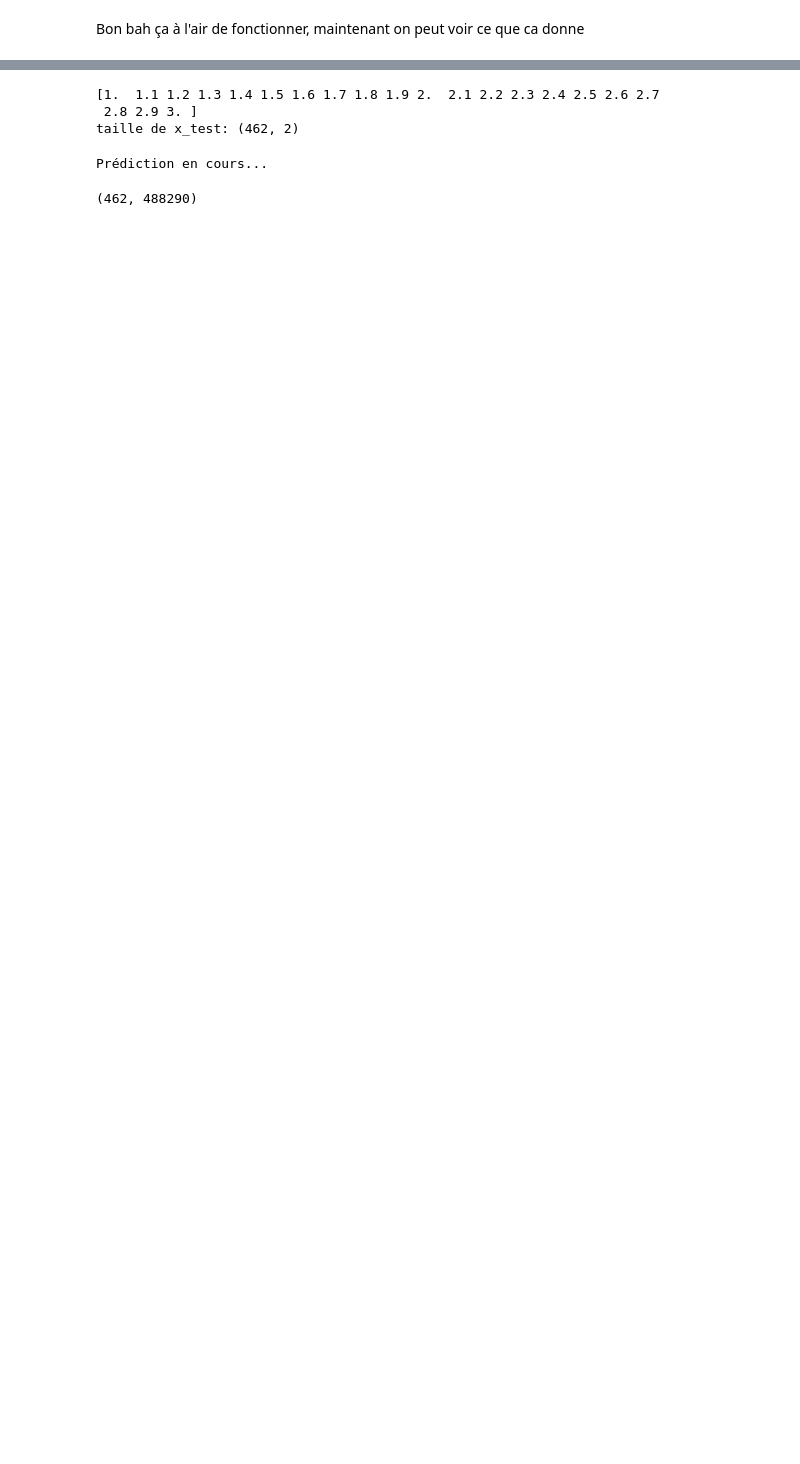
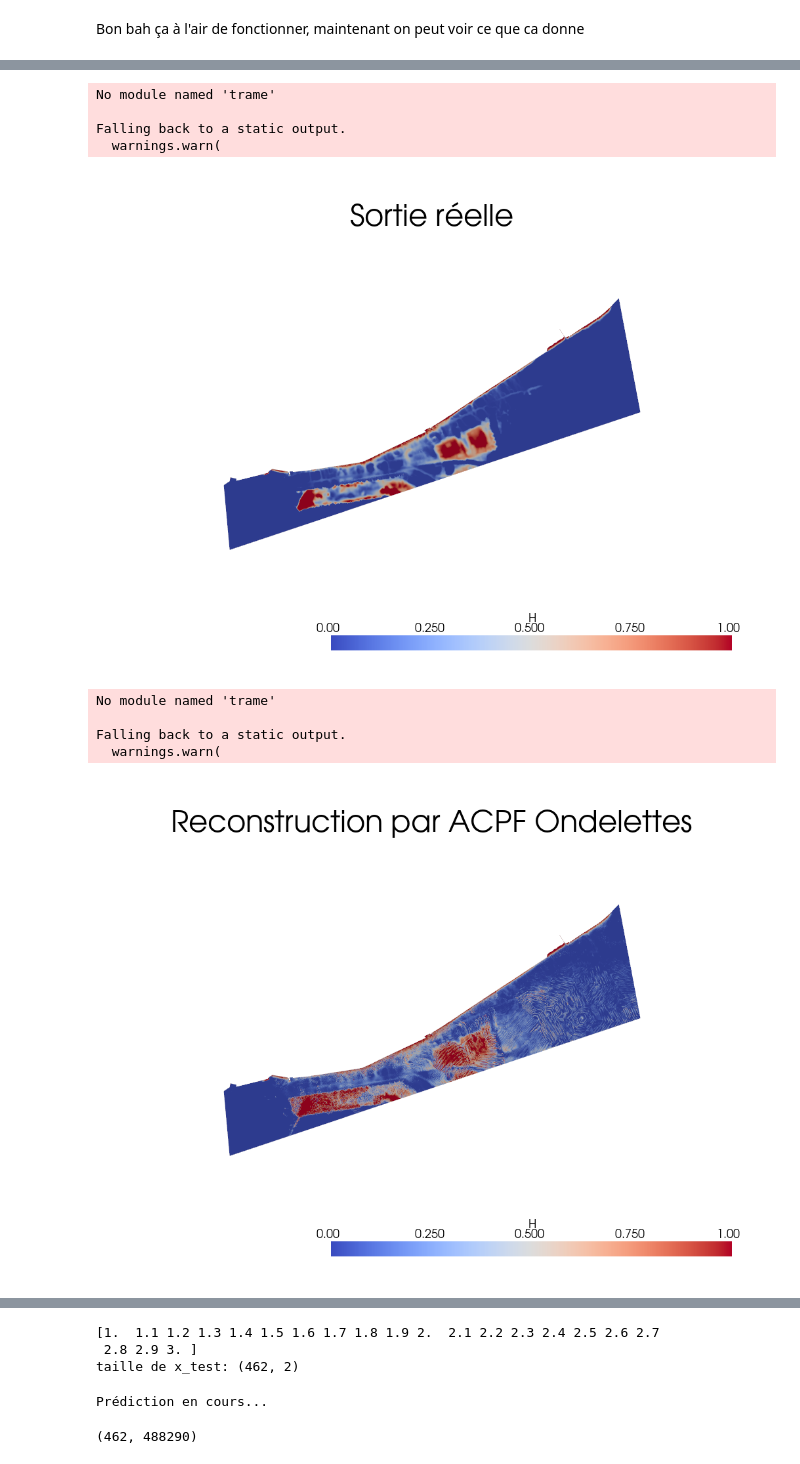
Before and after one commit to Viictordvd/Vigilance-Vagues-Submersion, a Jupyter notebook: Saint_Malo_scalar_inputs.ipynb, the cells around one changed output, grey strips where cells are left out. Cells and saved outputs as stored; diff of their text form; code cells hidden in the pictures; blank space fills up the shorter version.

```diff
--- a/Saint_Malo_scalar_inputs.ipynb
+++ b/Saint_Malo_scalar_inputs.ipynb
@@ -288,0 +314,14 @@ MSE ACP sur données d'entraînement : 0.0029398797322501484
+# %%
+plot_map(y_test[0,:], "Sortie réelle")
+plot_map(Y_test_reconstruct_ACP_wave[0,:], "Reconstruction par ACPF Ondelettes")
+# %% [output]
+No module named 'trame'
+
+Falling back to a static output.
+  warnings.warn(
+[figure, added]
+No module named 'trame'
+
+Falling back to a static output.
+  warnings.warn(
+[figure, added]
```
Also changed, not shown: parts of 18 cells of this notebook, 2 other files.
